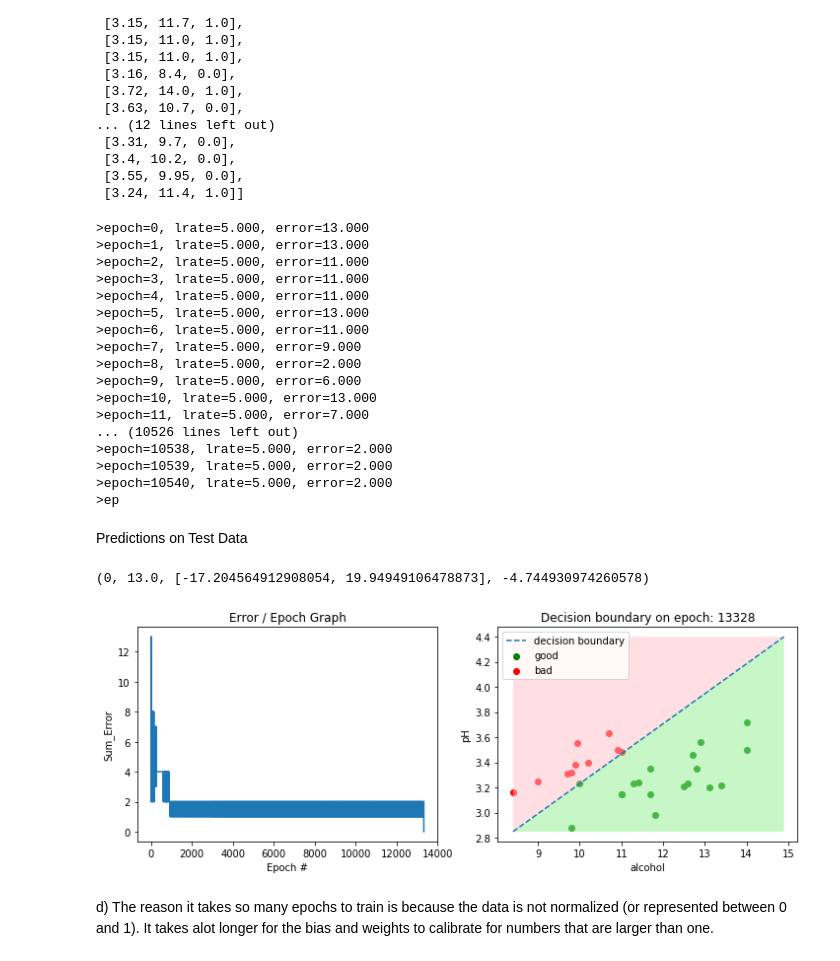
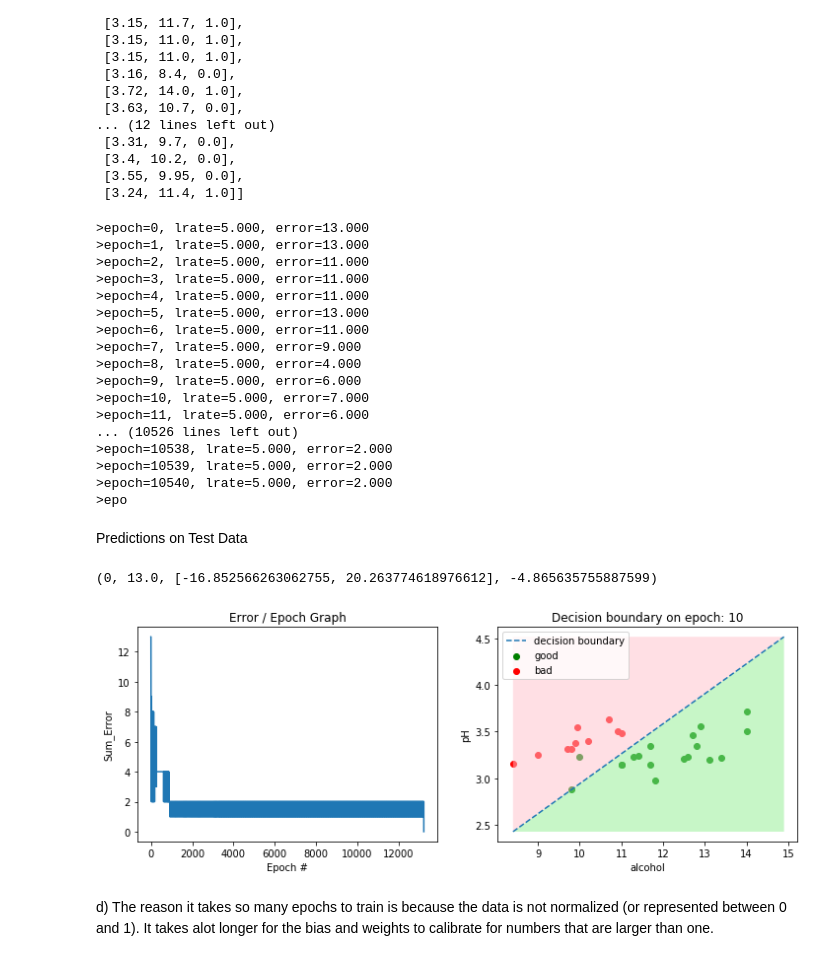
Before and after one commit to ssong42/Perceptron, a Jupyter notebook: ft_sommelier.ipynb, the cells around one changed output. Cells and saved outputs as stored; diff of their text form; code cells hidden in the pictures.

```diff
--- a/ft_sommelier.ipynb
+++ b/ft_sommelier.ipynb
@@ -34,18 +34,19 @@ data.shape
 # %% [output]
 (1599, 12)
 # %%
-def plot_scatter_matrix(data, good_threshold, bad_threshold):
-
-#     #take out the quality column
-#     good_data = good_data.drop('quality', 1)
-#     bad_data = bad_data.drop('quality', 1)
+def plot_scatter_matrix(data, good_threshold, bad_threshold, save_plot=False, quality=True):
 
     names = data.columns
     good_data = data.loc[data['quality'] >= good_threshold]
     bad_data = data.loc[data['quality'] <= bad_threshold]
 
+    if quality==False:
+        good_data = good_data.drop('quality', 1)
+        bad_data = bad_data.drop('quality', 1)
+        names = good_data.columns
 
-    numvars, numdata = data.shape
+
+    numvars, numdata = good_data.shape
     fig, axes = plt.subplots(nrows=numdata, ncols=numdata, figsize=(20,20))
     fig.subplots_adjust(hspace=0.05, wspace=0.05)
 
@@ -67,13 +68,14 @@ def plot_scatter_matrix(data, good_threshold, bad_threshold):
     for i, label in enumerate(names):
         axes[i,i].annotate(label, (0.5, 0.5), xycoords='axes fraction',
                 ha='center', va='center')
-
+    if (save_plot == True):
+        plt.savefig('scatter_plot.png')
     return fig
 # %%
 good_threshold = 8
 bad_threshold = 3
 
-fig = plot_scatter_matrix(data,good_threshold,bad_threshold)
+fig = plot_scatter_matrix(data,good_threshold,bad_threshold,save_plot=False)
 fig.suptitle('Simple Scatterplot Matrix')
 plt.show()
 # %% [output]
@@ -139,10 +141,11 @@ There are 3 loops we need to perform in the function:
 # Estimate Perceptron weights using stochastic gradient descent
 
 #The perceptron learning rule basically just adds the actual value
-def train_weights(train, l_rate, n_epoch):
+def train_perceptron(train, l_rate, n_epoch):
     performance = []
 
     #random weights
+    random.seed(1)
     weights = [random.uniform(0, 1) for i in range(len(train[0]))]
 
     for epoch in range(n_epoch):
@@ -153,10 +156,7 @@ def train_weights(train, l_rate, n_epoch):
             sum_error += abs(error)
             weights[0] = weights[0] + l_rate * error
             for i in range(len(row) - 1):
-                if (error > 0):
-                    weights[i + 1] = weights[i + 1] + (l_rate * row[i])
-                elif (error < 0):
-                    weights[i + 1] = weights[i + 1] - (l_rate * row[i])
+                weights[i + 1] = weights[i + 1] + (l_rate * row[i] * error)
         print('>epoch=%d, lrate=%.3f, error=%.3f' % (epoch, l_rate, sum_error))
         performance.append((epoch, sum_error, weights[1:], weights[0]))
     if n_epoch <= 0:
@@ -170,10 +170,7 @@ def train_weights(train, l_rate, n_epoch):
                 sum_error += abs(error)
                 weights[0] = weights[0] + l_rate * error
                 for i in range(len(row) - 1):
-                    if (error > 0):
-                        weights[i + 1] = weights[i + 1] + (l_rate * row[i])
-                    elif (error < 0):
-                        weights[i + 1] = weights[i + 1] - (l_rate * row[i])
+                    weights[i + 1] = weights[i + 1] + (l_rate * row[i] * error)
             print('>epoch=%d, lrate=%.3f, error=%.3f' % (epoch, l_rate, sum_error))
             performance.append((epoch, sum_error, weights[1:], weights[0]))
             epoch += 1
@@ -225,7 +222,7 @@ test_train
  [3.55, 9.95, 0.0],
  [3.24, 11.4, 1.0]]
 # %%
-performance = train_weights(test_train, l_rate=5, n_epoch=0)
+performance = train_perceptron(test_train, l_rate=5, n_epoch=0)
 # %% [output]
 >epoch=0, lrate=5.000, error=13.000
 >epoch=1, lrate=5.000, error=13.000
@@ -235,15 +232,15 @@ performance = train_weights(test_train, l_rate=5, n_epoch=0)
 >epoch=5, lrate=5.000, error=13.000
 >epoch=6, lrate=5.000, error=11.000
 >epoch=7, lrate=5.000, error=9.000
->epoch=8, lrate=5.000, error=2.000
+>epoch=8, lrate=5.000, error=4.000
 >epoch=9, lrate=5.000, error=6.000
->epoch=10, lrate=5.000, error=13.000
->epoch=11, lrate=5.000, error=7.000
+>epoch=10, lrate=5.000, error=7.000
+>epoch=11, lrate=5.000, error=6.000
 ... (10526 lines left out)
 >epoch=10538, lrate=5.000, error=2.000
 >epoch=10539, lrate=5.000, error=2.000
 >epoch=10540, lrate=5.000, error=2.000
->ep
+>epo
 # %% [markdown]
 Predictions on Test Data
 # %%
@@ -261,7 +262,7 @@ Predictions on Test Data
 #Format (epoch, error, weights, bias)
 print(performance[0])
 # %% [output]
-(0, 13.0, [-17.204564912908054, 19.94949106478873], -4.744930974260578)
+(0, 13.0, [-16.852566263062755, 20.263774618976612], -4.865635755887599)
 # %%
 def frange(x, y, jump):
     while x < y:
@@ -321,9 +322,9 @@ def plot_performance(performance, wine_data, good_thresh, bad_thresh, epoch, sav
     if (save_plot == True):
         plt.savefig('batchsize_35_graph.png')
 # %%
-plot_performance(performance, data, 8, 3, -30, save_plot=False)
+plot_performance(performance, data, 8, 3, 10, save_plot=False)
 # %% [output]
-[figure, old version]
+[figure, new version]
 # %% [markdown]
 d) The reason it takes so many epochs to train is because the data is not normalized (or represented between 0 and 1). It takes alot longer for the bias and weights to calibrate for numbers that are larger than one.
 # %%
```
Also changed, not shown: parts of 39 cells of this notebook, 3 other files.
